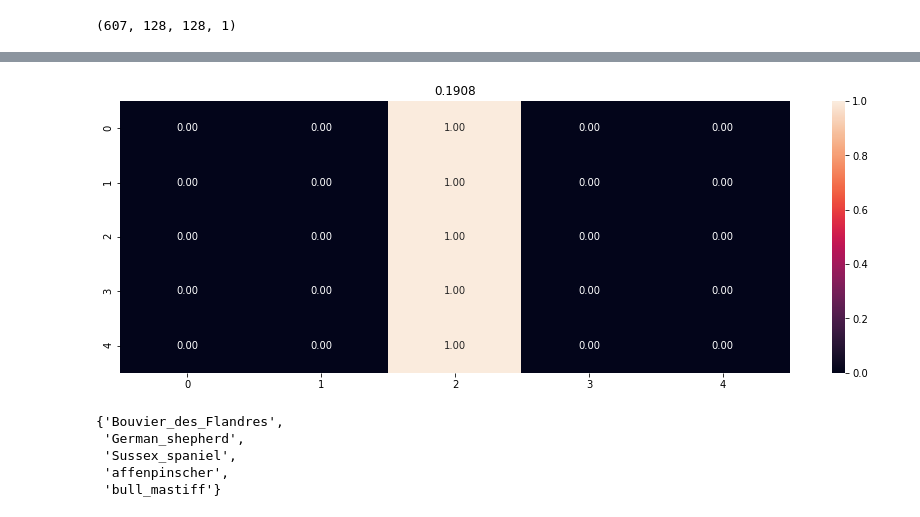
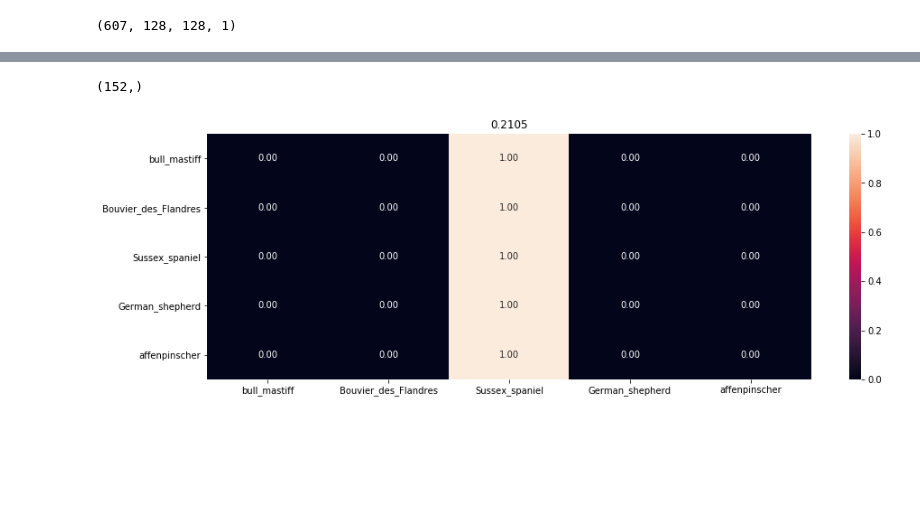
Before and after one commit to ncmatson/SMU_ML_Labs, a Jupyter notebook: 07smuml/lab7.ipynb, the cells around one changed output, grey strips where cells are left out. Saved outputs shown, nothing was run; the diff lists cells and outputs as text; code cells hidden in the pictures; blank space fills up the shorter version.

```diff
--- a/07smuml/lab7.ipynb
+++ b/07smuml/lab7.ipynb
@@ -292,12 +322,12 @@ img_wh = 128
 X = np.expand_dims(X.reshape((-1,img_wh,img_wh)), axis=3)
 
 # Split it into train / test subsets
-X_train, X_test, y_train, y_test = train_test_split(X, y, test_size=0.2)
+X_train_gen, X_test_gen, y_train_gen, y_test_gen = train_test_split(X, y, test_size=0.2)
 
 # Split X_train again to create validation data
 #X_train, X_val, y_train, y_val = train_test_split(X_train,y_train,test_size=0.2)
 
-X_train.shape
+X_train_gen.shape
 # %% [output]
 (607, 128, 128, 1)
 # %%
@@ -327,11 +357,14 @@ datagen.fit(X)
 
 # now lets use the LeNet architecture with batch norm
 from keras.layers.normalization import BatchNormalization
+from keras.regularizers import l2
+
+l2_lambda = 0.01
 
 lenet = Sequential()
+lenet.add(Reshape((h,w, 1), input_shape=(1,h*w)))
 
 lenet.add(Conv2D(filters=6,kernel_size=(5,5),
-               input_shape = (img_wh,img_wh,1),
                padding='valid',
                kernel_initializer='he_uniform',
                kernel_regularizer=l2(l2_lambda)))
@@ -363,12 +396,16 @@ lenet.compile(loss='categorical_crossentropy', # 'categorical_crossentropy' 'mea
                 optimizer='adadelta', # 'adadelta' 'rmsprop'
                 metrics=['accuracy'])
 
+lenet.fit(np.expand_dims(X_train, axis=1), y_train_ohe,
+        batch_size=32, epochs=10,
+        shuffle=True, verbose=1)
+
 # the flow method yields batches of images indefinitely, with the given transofmrations
-lenet.fit_generator(datagen.flow(X_train, y_train_ohe, batch_size=128),
-                      steps_per_epoch=int(len(X_train)/128), # how many generators to go through per epoch
-                      epochs=10, verbose=1,
-                      validation_data=(X_test,y_test_ohe),
-                      callbacks=[EarlyStopping(monitor='val_loss', patience=2)]
-                     )
+#lenet.fit_generator(datagen.flow(X_train_gen, y_train_ohe_gen, batch_size=128),
+#                      steps_per_epoch=int(len(X_train)/128), # how many generators to go through per epoch
+#                      epochs=10, verbose=1,
+#                      validation_data=(X_test_gen,y_test_ohe_gen),
+#                      callbacks=[EarlyStopping(monitor='val_loss', patience=2)]
+#                     )
 # %% [output]
 Epoch 1/10
@@ -391,23 +428,15 @@ Wall time: 1min 50s
 # %%
 def summarize_net(net, X_test, y_test, labels, title_text=''):
     plt.figure(figsize=(15,5))
-    yhat = np.argmax(net.predict(X_test), axis=1)
+    yhat = np.argmax(net.predict(np.expand_dims(X_test, axis=1)), axis=1)
+    print(yhat.shape)
     acc = mt.accuracy_score(y_test,yhat)
     cm = mt.confusion_matrix(y_test,yhat)
     cm = cm/np.sum(cm,axis=1)[:,np.newaxis]
-    sns.heatmap(cm, annot=True, fmt='.2f')
+    sns.heatmap(cm, annot=True, fmt='.2f', xticklabels=labels, yticklabels=labels)
     plt.title(title_text+'{:.4f}'.format(acc))
-    plt.xlabel=labels
-    plt.ylabel
 # %%
-summarize_net(lenet, X_test, y_test)
+summarize_net(lenet, X_test, y_test, labels = set(labels))
 # %% [output]
+(152,)
-[figure, old version]
+[figure, new version]
-# %%
-set(labels)
-# %% [output]
-{'Bouvier_des_Flandres',
- 'German_shepherd',
- 'Sussex_spaniel',
- 'affenpinscher',
- 'bull_mastiff'}
```
Also changed, not shown: parts of 7 cells of this notebook.
